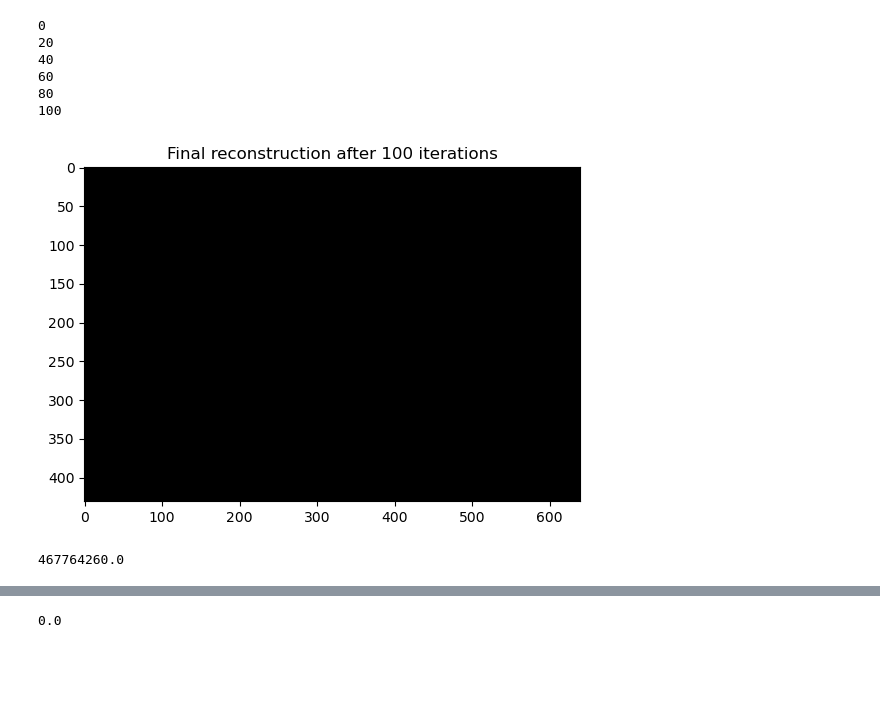
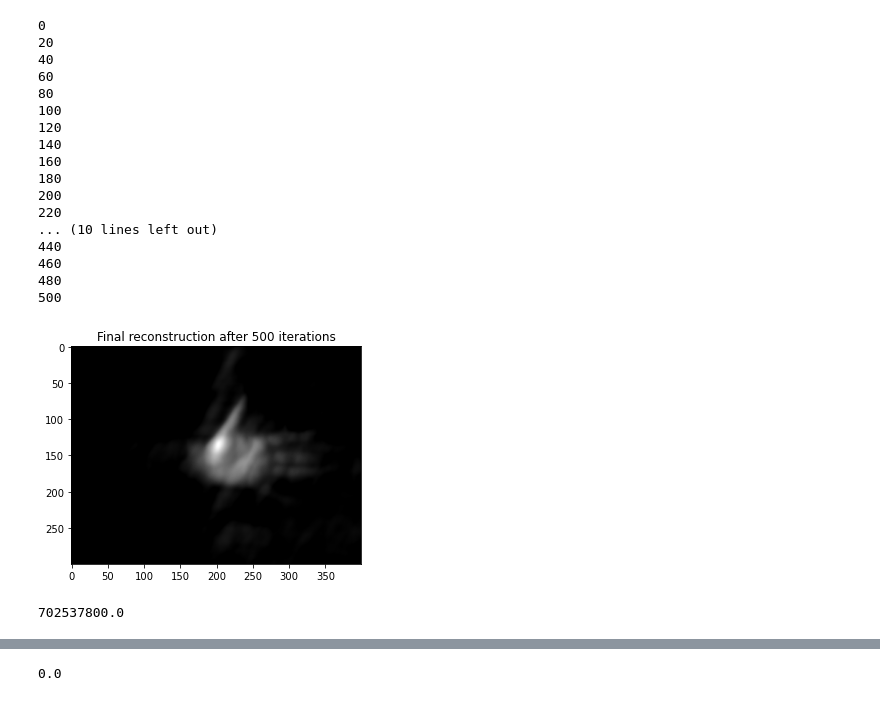
Before and after one commit to ChengJiacheng/DiffuserCam-Tutorial, a Jupyter notebook: GD.ipynb, the cells around one changed output, grey strips where cells are left out. Cells and saved outputs as stored; diff of their text form; code cells hidden in the pictures; blank space fills up the shorter version.

```diff
--- a/GD.ipynb
+++ b/GD.ipynb
@@ -134,13 +134,13 @@ def grad_descent(h, b):
     for iterations in range(iters):
 
         # uncomment for regular GD update
-        #vk = gd_update(vk, parent_var)
+        vk = gd_update(vk, parent_var)
 
         # uncomment for Nesterov momentum update
         #vk, p = nesterov_update(vk, p, mu, parent_var)
 
         # uncomment for FISTA update
-        vk, tk, xk = fista_update(vk, tk, xk, parent_var)
+        # vk, tk, xk = fista_update(vk, tk, xk, parent_var)
 
         if iterations % disp_pic == 0:
             print(iterations)
@@ -160,7 +160,9 @@ def gd_update(vk, parent_var):
     vk -= alpha*gradient
     vk = proj(vk)
 
-    return xk
+    # return xk
+    return vk
+
 
 def nesterov_update(vk, p, mu, parent_var):
     H, Hadj, b, crop, pad, alpha, proj = parent_var
@@ -231,21 +233,33 @@ plt.imshow(data, cmap='gray')
 # %%
 
+iters = 500
 
 final_im = grad_descent(psf, data)
 print(iters)
 
 plt.figure()
 plt.imshow(final_im, cmap='gray')
 plt.title('Final reconstruction after {} iterations'.format(iters))
 plt.show()
 # %% [output]
 0
 20
 40
 60
 80
 100
+120
+140
+160
+180
+200
+220
+... (10 lines left out)
+440
+460
+480
+500
-[figure, old version]
+[figure, new version]
 # %%
 # image = Image.fromarray(final_im)
 # image = image.convert('RGB')
@@ -253,7 +267,7 @@ plt.show()
 # %%
 final_im.max()
 # %% [output]
-467764260.0
+702537800.0
 # %%
 psf_rgb = np.load('test_images/sample1_sgm5_psf.npy')
 # width, height = psf.size
```
Also changed, not shown: parts of 13 cells of this notebook.
